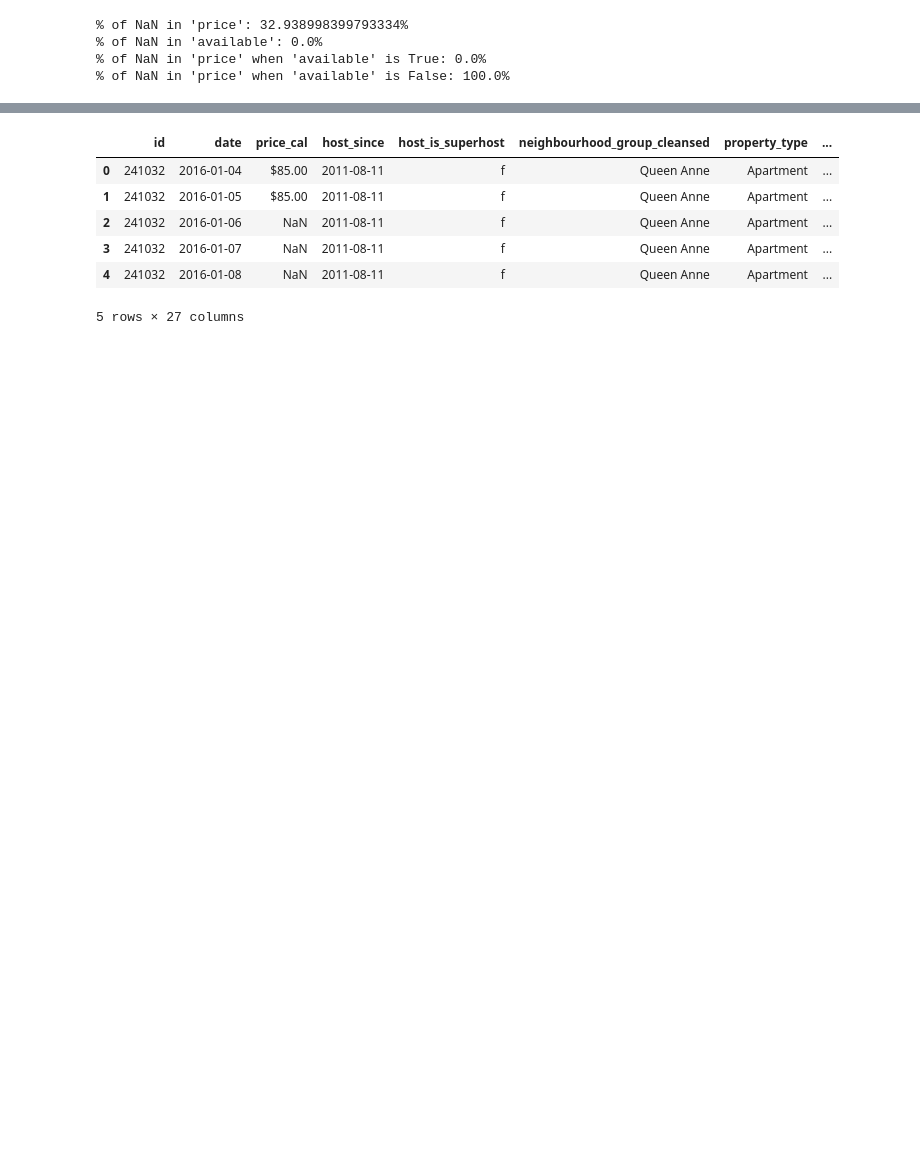
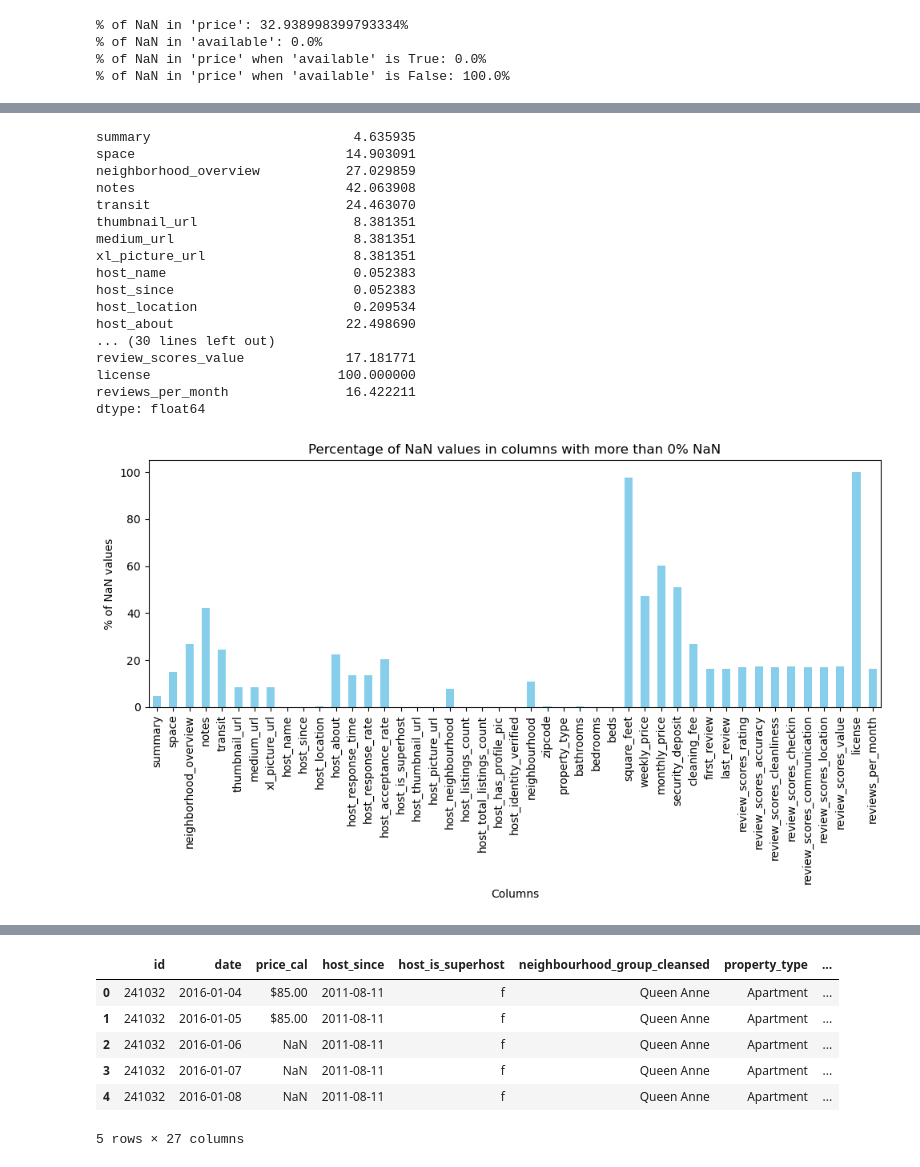
Before and after one commit to eidergb/AirbnbSeattle, a Jupyter notebook: Proyecto1_Seattle_Airbnb.ipynb, the cells around one changed output, grey strips where cells are left out. Drawn from its saved outputs; the diff is of its cells as text; code cells hidden in the pictures; blank space fills up the shorter version.

```diff
--- a/Proyecto1_Seattle_Airbnb.ipynb
+++ b/Proyecto1_Seattle_Airbnb.ipynb
@@ -63,0 +179,40 @@ print(f"% of NaN in 'price' when 'available' is False: {percent_price_nan_availa
+# %%
+# We extract the number of NaN values per column and draw them on a graph, to see how to continue cleaning data.
+
+# Calculate the % of NaN values in each column
+nan_percentage = listings_df.isna().mean() * 100
+
+# Filter columns that have more than 0% NaN values
+nan_percentage_filtered = nan_percentage[nan_percentage > 0]
+
+# Display % of NaN values
+print(nan_percentage_filtered)
+
+# Plot % NaN values on a graph
+plt.figure(figsize=(10, 6))
+nan_percentage_filtered.plot(kind='bar', color='skyblue')
+plt.xlabel('Columns')
+plt.ylabel('% of NaN values')
+plt.title('Percentage of NaN values in columns with more than 0% NaN')
+plt.xticks(rotation=90)
+plt.tight_layout()
+plt.show()
+# %% [output]
+summary                          4.635935
+space                           14.903091
+neighborhood_overview           27.029859
+notes                           42.063908
+transit                         24.463070
+thumbnail_url                    8.381351
+medium_url                       8.381351
+xl_picture_url                   8.381351
+host_name                        0.052383
+host_since                       0.052383
+host_location                    0.209534
+host_about                      22.498690
+... (30 lines left out)
+review_scores_value             17.181771
+license                        100.000000
+reviews_per_month               16.422211
+dtype: float64
+[figure, added]
```
Also changed, not shown: parts of 71 cells of this notebook.
